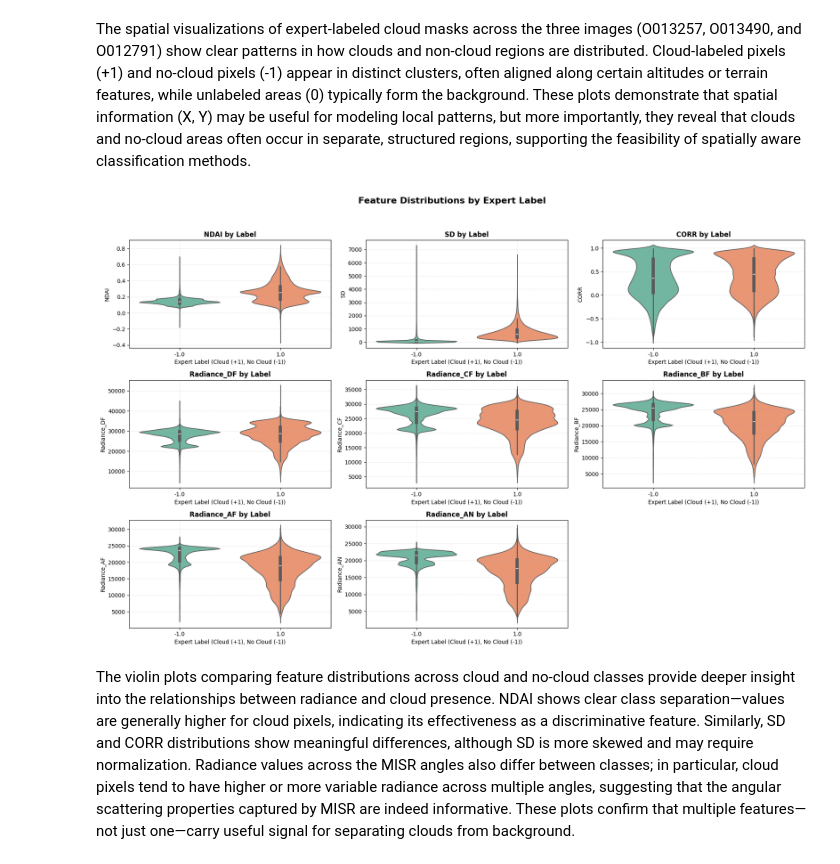
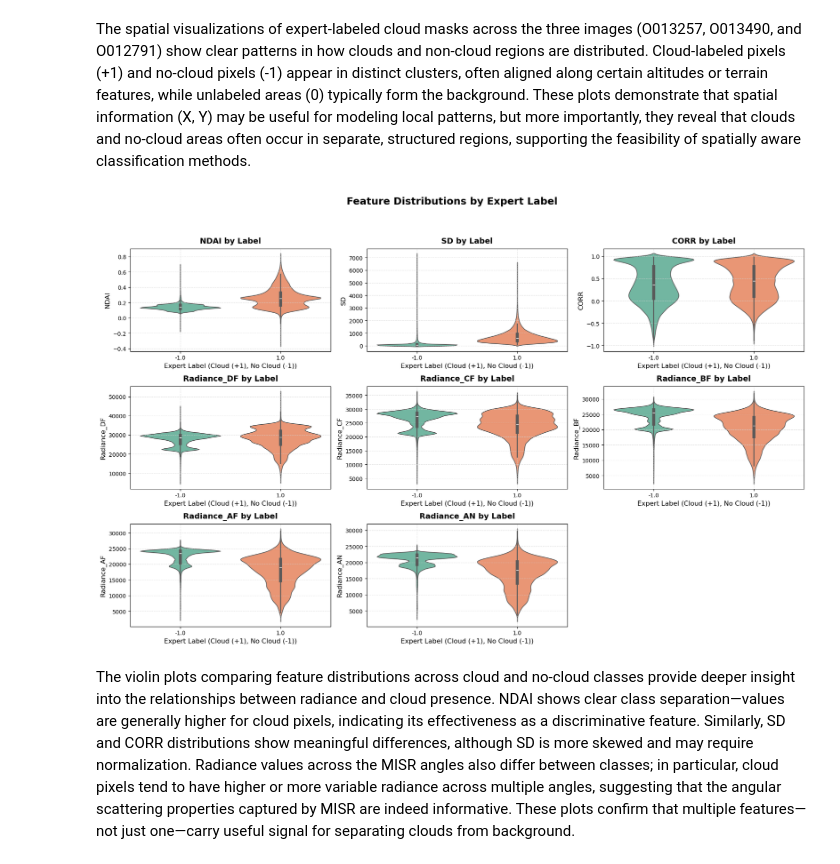
Before and after one commit to lunamk1/lab2, a Jupyter notebook: code/lab2.ipynb, the cells around one changed output. Saved outputs shown, nothing was run; the diff lists cells and outputs as text; code cells hidden in the pictures.

```diff
--- a/code/lab2.ipynb
+++ b/code/lab2.ipynb
@@ -57,10 +57,10 @@ print(os.getcwd())
 # %%
 # Read the raw dataset
-data_path = '/Users/rurulala3265/Downloads/_Berkeley/_stat214/stat-214/lab2/data/O002772.npz' # change it to your own path
+# data_path = '/Users/rurulala3265/Downloads/_Berkeley/_stat214/stat-214/lab2/data/O002772.npz' # change it to your own path
 # data_path = '~/stat-214/lab2/data/O002539.npz' # data path for my report
 # data_path = 'd:/Desktop/Berkeley/STAT 214 Data Analysis and ML/stat-214/lab2/data/image_data/O002772.npz'
 # data_path = '/Users/kk/Documents/GitHub/lab2/data/O002539.npz'
-# data_path = '/jet/home/cpestell/lab2/data/O002539.npz'
+data_path = '/jet/home/cpestell/lab2/data/O002539.npz'
 
 data = np.load(data_path)
 
@@ -85,8 +85,8 @@ print(data['arr_0'])
 # %%
-data_dir = '/Users/rurulala3265/Downloads/_Berkeley/_stat214/stat-214/lab2/data/' # Full data file directorie
+# data_dir = '/Users/rurulala3265/Downloads/_Berkeley/_stat214/stat-214/lab2/data/' # Full data file directorie
 # data_dir = 'd:/Desktop/Berkeley/STAT 214 Data Analysis and ML/stat-214/lab2/data/image_data/' # change it to your own path
 # data_dir = '/Users/kk/Documents/GitHub/lab2/data'
-# data_dir = '/jet/home/cpestell/lab2/data'
+data_dir = '/jet/home/cpestell/lab2/data'
 
 all_files = [f for f in os.listdir(data_dir) if f.endswith('.npz')]
 
@@ -266,30 +266,30 @@ The spatial visualizations of expert-labeled cloud masks across the three images
 # %%
 import warnings
 warnings.simplefilter(action='ignore', category=FutureWarning)
 
 # ===== Radiance and Feature Relationship Analysis =====
 features_to_plot = ['NDAI', 'SD', 'CORR', 'Radiance_DF', 'Radiance_CF', 'Radiance_BF', 'Radiance_AF', 'Radiance_AN']
 n_rows = 3
 n_cols = 3
 fig, axes = plt.subplots(n_rows, n_cols, figsize=(18, 12))
 axes = axes.flatten()
 
 for idx, feature in enumerate(features_to_plot):
-    sns.violinplot(ax=axes[idx], data=df_3images_labeled, x='Label', y=feature, inner='box', palette='Set2')
-    axes[idx].set_title(f"{feature} by Label", fontsize=12, fontweight='bold')
-    axes[idx].set_xlabel("Expert Label (Cloud (+1), No Cloud (-1))")
-    axes[idx].set_ylabel(feature)
-    axes[idx].grid(True, linestyle='--', alpha=0.3)
+    sns.violinplot(ax=axes[idx], data=df_3images_labeled, x='Label', y=feature, inner='box', palette='Set2', linewidth=1.2)
+    axes[idx].set_title(f"{feature} by Label", fontsize=14, fontweight='bold', pad=10)
+    axes[idx].set_xlabel("Expert Label (Cloud (+1), No Cloud (-1))", fontsize=12)
+    axes[idx].set_ylabel(feature, fontsize=12)
+    axes[idx].grid(True, linestyle='--', color='lightgray', alpha=0.6)
 
 for i in range(len(features_to_plot), len(axes)):
     fig.delaxes(axes[i])
 
-plt.suptitle("Feature Distributions by Expert Label", fontsize=16, fontweight='bold')
-plt.tight_layout(rect=[0, 0.03, 1, 0.95])
+plt.suptitle("Feature Distributions by Expert Label", fontsize=18, fontweight='bold', y=0.98)
+plt.tight_layout(rect=[0, 0.03, 1, 0.94])
 plt.savefig('../figs/eda2.pdf', dpi=300, bbox_inches='tight')
 plt.show()
 # %% [output]
-[figure, old version]
+[figure, new version]
 # %% [markdown]
 The violin plots comparing feature distributions across cloud and no-cloud classes provide deeper insight into the relationships between radiance and cloud presence. NDAI shows clear class separation—values are generally higher for cloud pixels, indicating its effectiveness as a discriminative feature. Similarly, SD and CORR distributions show meaningful differences, although SD is more skewed and may require normalization. Radiance values across the MISR angles also differ between classes; in particular, cloud pixels tend to have higher or more variable radiance across multiple angles, suggesting that the angular scattering properties captured by MISR are indeed informative. These plots confirm that multiple features—not just one—carry useful signal for separating clouds from background.
 # %%
```
Also changed, not shown: parts of 20 cells of this notebook.
